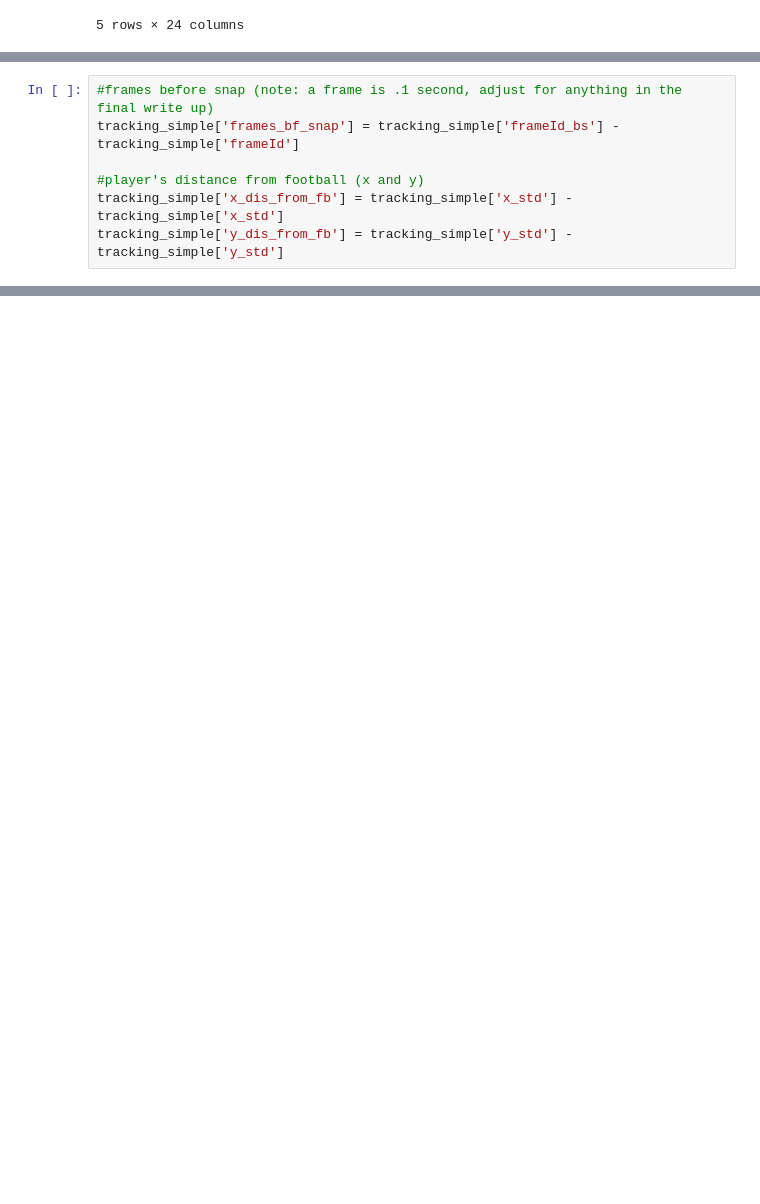
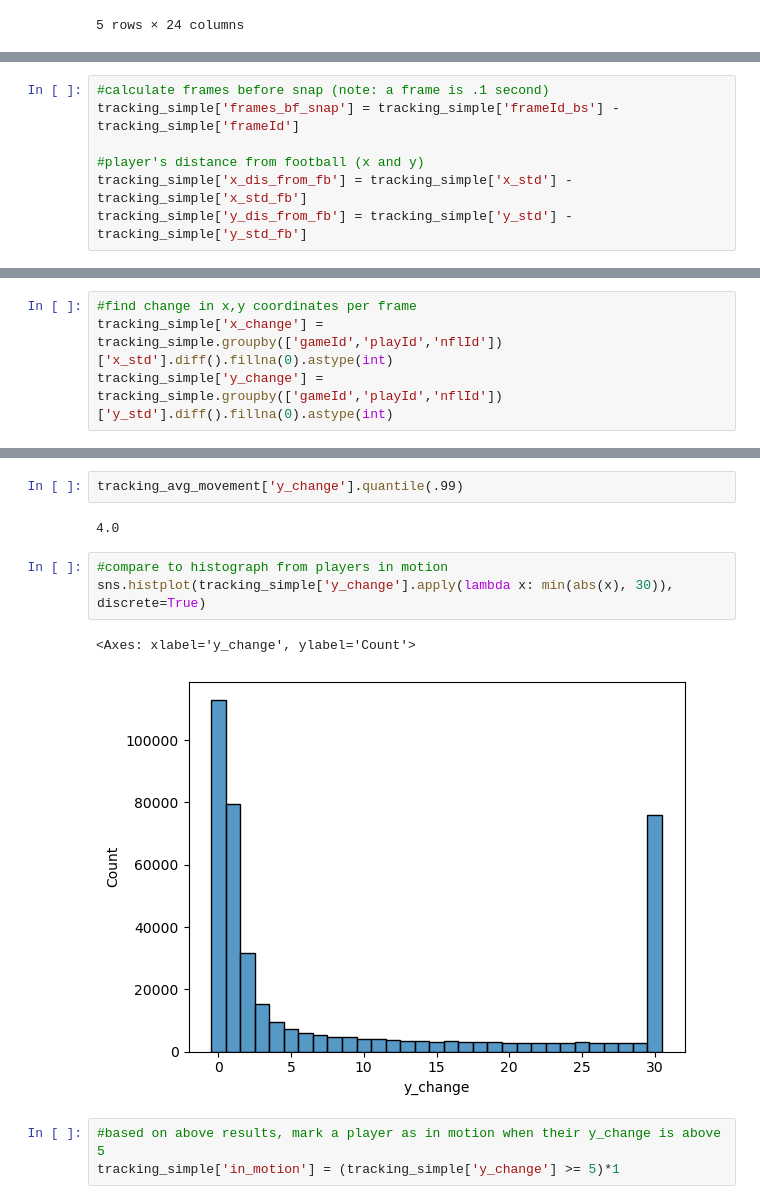
Before and after one commit to etienne-busnel/NFL-Big-Data-Bowl-2025, a Jupyter notebook: Data_Cleaning.ipynb, the cells around one changed output, grey strips where cells are left out. Drawn from its saved outputs; the diff is of its cells as text; blank space fills up the shorter version.

```diff
--- a/Data_Cleaning.ipynb
+++ b/Data_Cleaning.ipynb
@@ -192,9 +142,9 @@ Starting to add columns that could be useful
 tracking_simple = tracking_motion_filtered.drop(columns=['frameType','time', 'jerseyNumber','playDirection','event'])
 # %%
-#frames before snap (note: a frame is .1 second, adjust for anything in the final write up)
+#calculate frames before snap (note: a frame is .1 second)
 tracking_simple['frames_bf_snap'] = tracking_simple['frameId_bs'] - tracking_simple['frameId']
 
 #player's distance from football (x and y)
-tracking_simple['x_dis_from_fb'] = tracking_simple['x_std'] - tracking_simple['x_std']
-tracking_simple['y_dis_from_fb'] = tracking_simple['y_std'] - tracking_simple['y_std']
+tracking_simple['x_dis_from_fb'] = tracking_simple['x_std'] - tracking_simple['x_std_fb']
+tracking_simple['y_dis_from_fb'] = tracking_simple['y_std'] - tracking_simple['y_std_fb']
 # %%
@@ -221,0 +161,4 @@ tracking_simple.head()
+# %%
+#find change in x,y coordinates per frame
+tracking_simple['x_change'] = tracking_simple.groupby(['gameId','playId','nflId'])['x_std'].diff().fillna(0).astype(int)
+tracking_simple['y_change'] = tracking_simple.groupby(['gameId','playId','nflId'])['y_std'].diff().fillna(0).astype(int)
@@ -221,0 +201,13 @@ tracking_simple.head()
+# %%
+tracking_avg_movement['y_change'].quantile(.99)
+# %% [output]
+4.0
+# %%
+#compare to histograph from players in motion
+sns.histplot(tracking_simple['y_change'].apply(lambda x: min(abs(x), 30)), discrete=True)
+# %% [output]
+<Axes: xlabel='y_change', ylabel='Count'>
+[figure, added]
+# %%
+#based on above results, mark a player as in motion when their y_change is above 5
+tracking_simple['in_motion'] = (tracking_simple['y_change'] >= 5)*1
```
Also changed, not shown: parts of 25 cells of this notebook, 6 other files.
